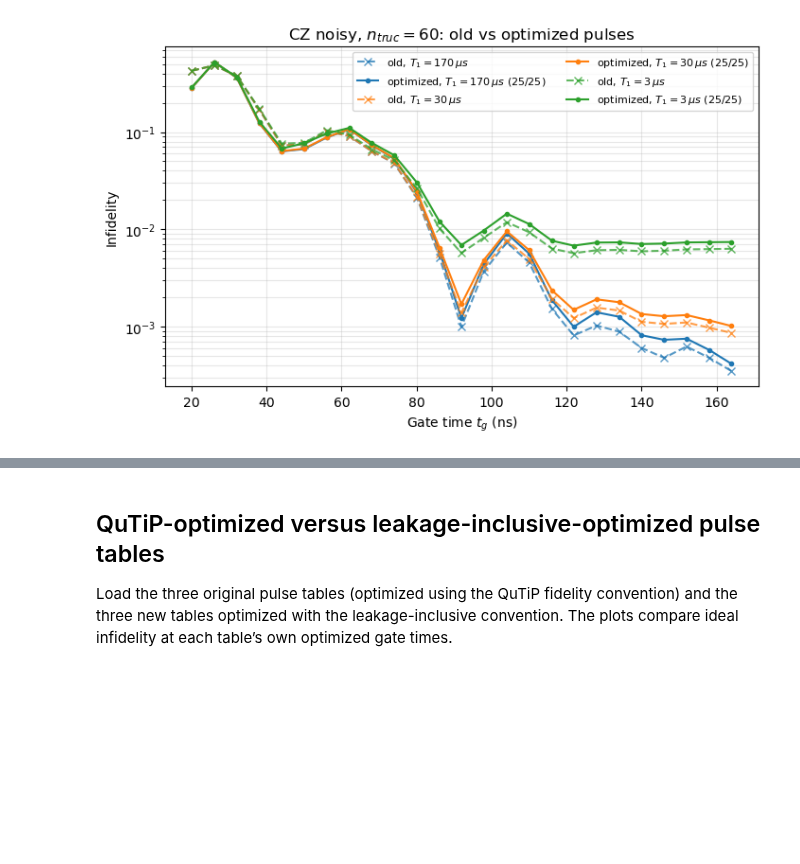
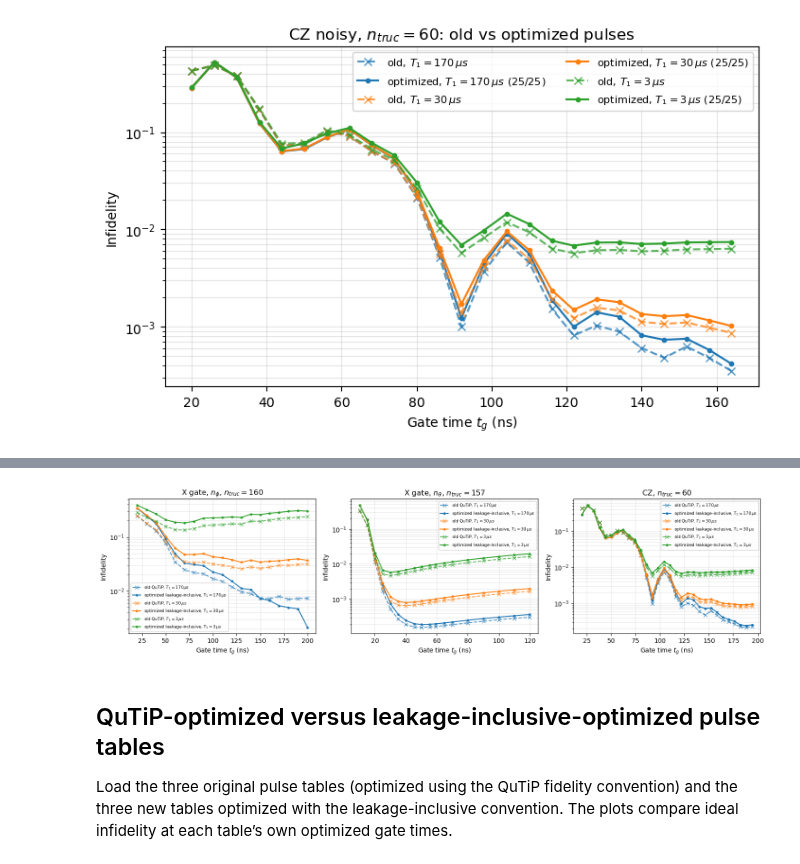
Before and after one commit to Zhenxing2020/two_qubit_gate_for_zero_pi_qubit, a Jupyter notebook: fidelity_formula.ipynb, the cells around one changed output, grey strips where cells are left out. Saved outputs shown, nothing was run; the diff lists cells and outputs as text; code cells hidden in the pictures; blank space fills up the shorter version.

Commit message:
update fidelity leakage data

```diff
--- a/fidelity_formula.ipynb
+++ b/fidelity_formula.ipynb
@@ -1017,18 +918,0 @@ CZ noisy point counts: {170: 25, 30: 25, 3: 25}
-# %%
-fig, ax = plt.subplots(figsize=(7.4, 4.8))
-for color, t1 in zip(["C0", "C1", "C2"], [170, 30, 3]):
-    count = len(cz_new[t1])
-    old_values = cz_reference[cz_old_columns[t1]].to_numpy()[:count]
-    ax.plot(cz_reference["tg"].to_numpy()[:count], 10**old_values,
-            "x--", color=color, alpha=0.75,
-            label=rf"old QuTiP, $T_1={t1}\,\mu s$")
-    ax.plot(cz_params_optimized["tg"].to_numpy()[:count], 10**cz_new[t1],
-            ".-", color=color,
-            label=rf"optimized leakage-inclusive, $T_1={t1}\,\mu s$")
-ax.set_yscale("log")
-ax.set_xlabel(r"Gate time $t_g$ (ns)")
-ax.set_ylabel("Infidelity")
-ax.set_title(r"CZ noisy, $n_{truc}=60$: all completed old vs optimized results")
-ax.grid(True, which="both", alpha=0.3)
-ax.legend(fontsize=8, ncol=2)
-fig.tight_layout()
@@ -1037,3 +919,80 @@ fig.tight_layout()
+# %%
+# Complete noisy old-vs-optimized comparison for all three gates.
+from pathlib import Path
+
+repo = Path.cwd()
+if not (repo / "figure" / "data").exists():
+    candidates = [p for p in [repo, *repo.parents] if (p / "figure" / "data").exists()]
+    if not candidates:
+        raise FileNotFoundError("Could not locate figure/data")
+    repo = candidates[0]
+
+data_dir = repo / "figure" / "data"
+
+noisy_comparison = {
+    "phi": {
+        "old": pd.read_csv(data_dir / "data_xgate_phi_mstep_1e3_npz.txt"),
+        "optimized": pd.read_csv(data_dir / "data_xgate_phi_fidelity_leakage.txt"),
+        "old_columns": {170: "f_160_170us_npz", 30: "f_160_30us_npz", 3: "f_160_3us_npz"},
+        "optimized_columns": {170: "f_leakage_160_170us", 30: "f_leakage_160_30us", 3: "f_leakage_160_3us"},
+        "title": r"X gate, $n_\phi$, $n_{truc}=160$",
+    },
+    "theta": {
+        "old": pd.read_csv(data_dir / "data_xgate_theta_mstep_3e4_npz.txt"),
+        "optimized": pd.read_csv(data_dir / "data_xgate_theta_fidelity_leakage.txt"),
+        "old_columns": {170: "f_157_170us", 30: "f_157_30us", 3: "f_157_3us"},
+        "optimized_columns": {170: "f_leakage_157_170us", 30: "f_leakage_157_30us", 3: "f_leakage_157_3us"},
+        "title": r"X gate, $n_\theta$, $n_{truc}=157$",
+    },
+    "cz": {
+        "old": pd.read_csv(data_dir / "data_cz_fidelity_npz_select.txt"),
+        "optimized": pd.read_csv(data_dir / "data_cz_fidelity_leakage.txt"),
+        "old_columns": {170: "f_60_170us", 30: "f_60_30us", 3: "f_60_3us"},
+        "optimized_columns": {170: "f_leakage_60_170us", 30: "f_leakage_60_30us", 3: "f_leakage_60_3us"},
+        "title": r"CZ, $n_{truc}=60$",
+    },
+}
+
+fig, axes = plt.subplots(1, 3, figsize=(15, 4.0))
+colors = {170: "C0", 30: "C1", 3: "C2"}
+
+for ax, gate in zip(axes, ["phi", "theta", "cz"]):
+    spec = noisy_comparison[gate]
+    old_table = spec["old"]
+    opt_table = spec["optimized"]
+
+    for t1 in [170, 30, 3]:
+        color = colors[t1]
+        old_col = spec["old_columns"][t1]
+        opt_col = spec["optimized_columns"][t1]
+
+        ax.plot(
+            old_table["tg"],
+            10.0 ** old_table[old_col],
+            "x--",
+            color=color,
+            alpha=0.75,
+            label=rf"old QuTiP, $T_1={t1}\,\mu s$",
+        )
+        ax.plot(
+            opt_table["tg"],
+            10.0 ** opt_table[opt_col],
+            ".-",
+            color=color,
+            label=rf"optimized leakage-inclusive, $T_1={t1}\,\mu s$",
+        )
+
+    ax.set_yscale("log")
+    ax.set_xlabel(r"Gate time $t_g$ (ns)")
+    ax.set_ylabel("Infidelity")
+    ax.set_title(spec["title"])
+    ax.grid(True, which="both", alpha=0.3)
+    ax.legend(fontsize=6.5)
+
+# fig.suptitle("Complete noisy fidelity: old versus optimized pulses", y=0.97)
+fig.tight_layout()
+# %% [output]
+[figure, added]
 # %% [markdown]
 ## QuTiP-optimized versus leakage-inclusive-optimized pulse tables
 
```
Also changed, not shown: parts of 12 cells of this notebook, 50 other files.
